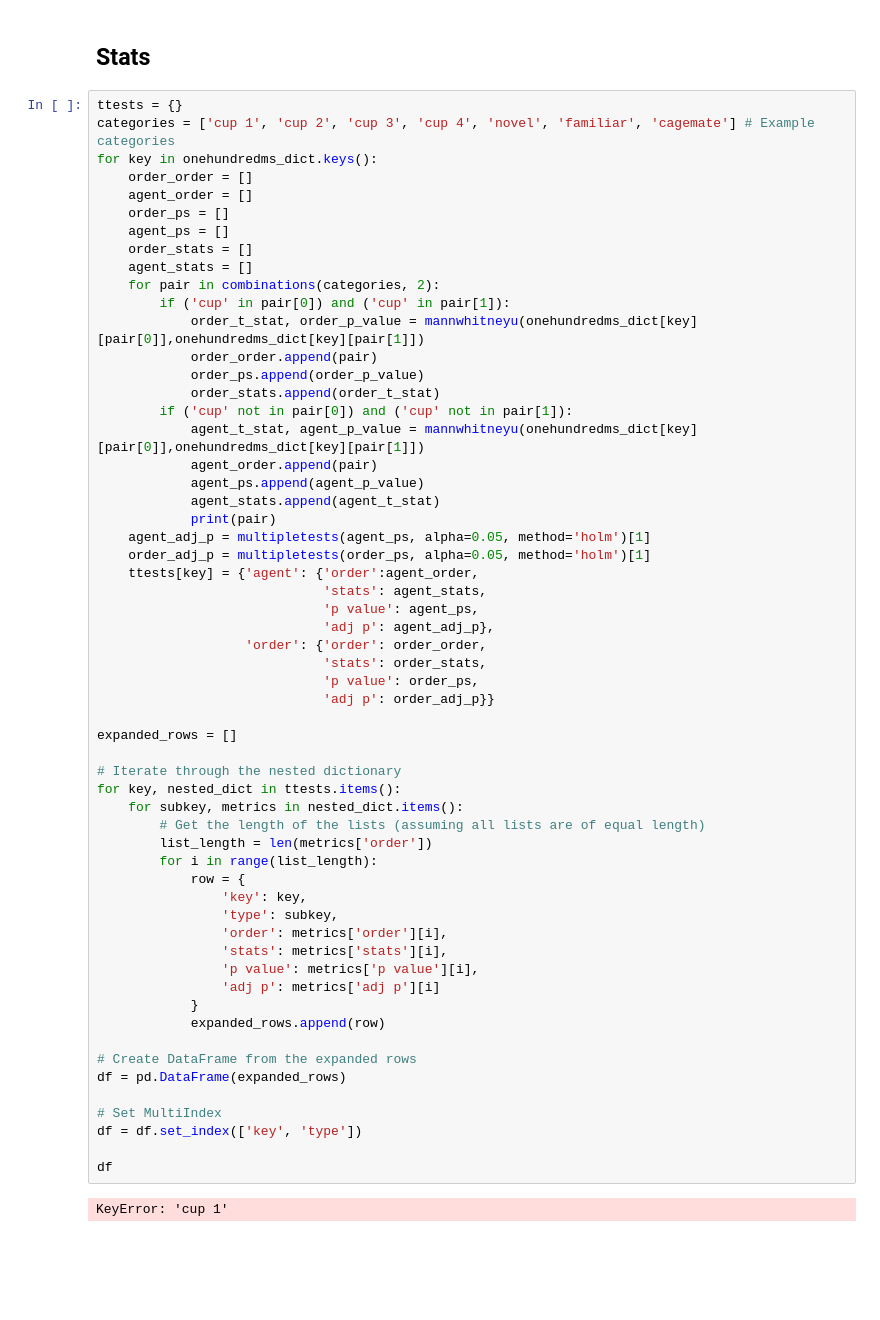
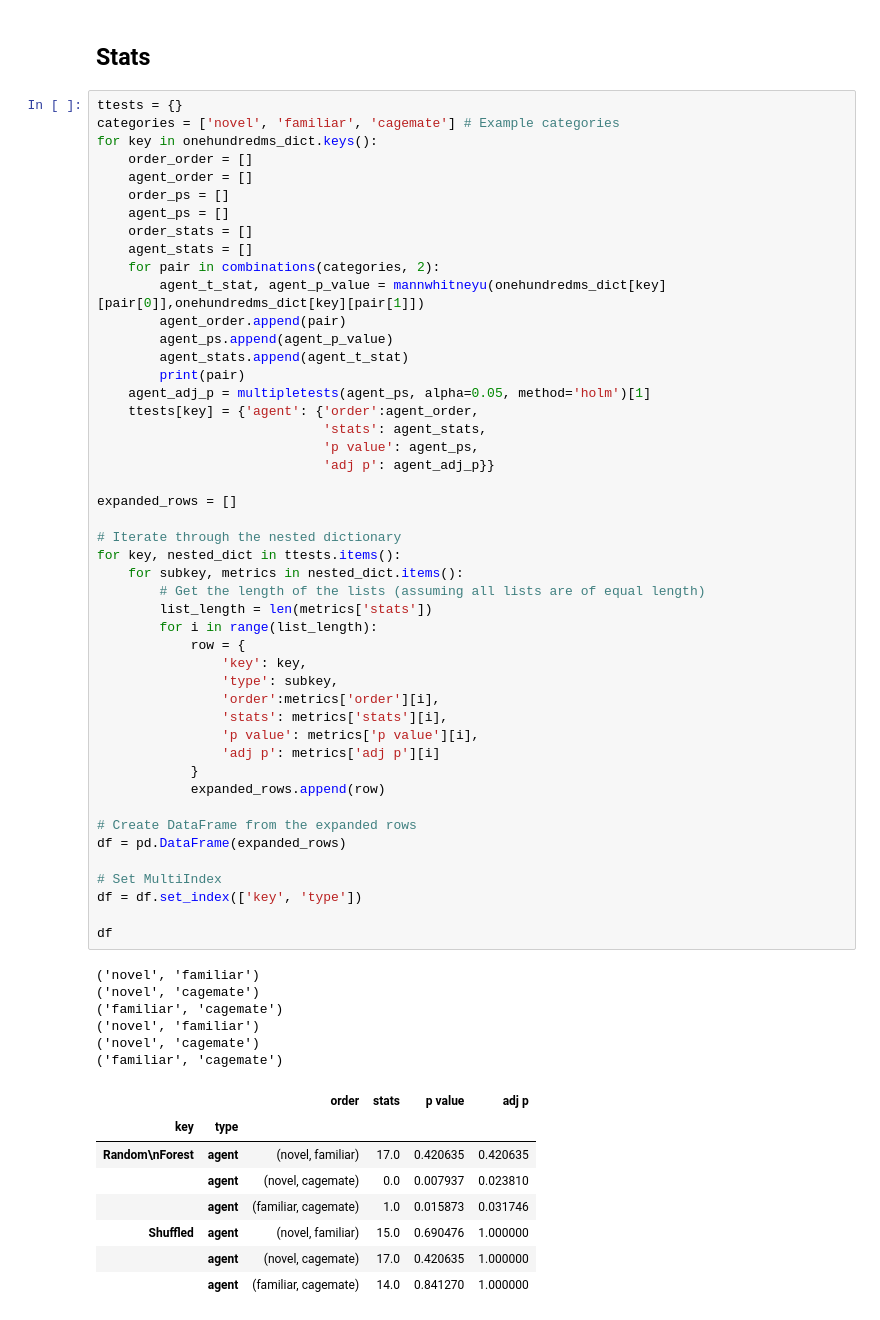
Before and after one commit to tomHep10/diff_fam_social_memory_ephys, a Jupyter notebook: pilot1/phase3_decoder.ipynb, the cells around one changed output. Saved outputs shown, nothing was run; the diff lists cells and outputs as text; blank space fills up the shorter version.

```diff
--- a/phase3_decoder.ipynb
+++ b/pilot1/phase3_decoder.ipynb
@@ -618,7 +618,7 @@ plt.show()
 ## Stats
 # %%
 ttests = {}
-categories = ['cup 1', 'cup 2', 'cup 3', 'cup 4', 'novel', 'familiar', 'cagemate'] # Example categories
+categories = ['novel', 'familiar', 'cagemate'] # Example categories
 for key in onehundredms_dict.keys():
     order_order = []
     agent_order = []
@@ -627,55 +627,57 @@ for key in onehundredms_dict.keys():
     order_stats = []
     agent_stats = []
     for pair in combinations(categories, 2):
-        if ('cup' in pair[0]) and ('cup' in pair[1]):
-            order_t_stat, order_p_value = mannwhitneyu(onehundredms_dict[key][pair[0]],onehundredms_dict[key][pair[1]])
-            order_order.append(pair)
-            order_ps.append(order_p_value)
-            order_stats.append(order_t_stat)
-        if ('cup' not in pair[0]) and ('cup' not in pair[1]):
-            agent_t_stat, agent_p_value = mannwhitneyu(onehundredms_dict[key][pair[0]],onehundredms_dict[key][pair[1]])
-            agent_order.append(pair)
-            agent_ps.append(agent_p_value)
-            agent_stats.append(agent_t_stat)
-            print(pair)
+        agent_t_stat, agent_p_value = mannwhitneyu(onehundredms_dict[key][pair[0]],onehundredms_dict[key][pair[1]])
+        agent_order.append(pair)
+        agent_ps.append(agent_p_value)
+        agent_stats.append(agent_t_stat)
+        print(pair)
     agent_adj_p = multipletests(agent_ps, alpha=0.05, method='holm')[1]
-    order_adj_p = multipletests(order_ps, alpha=0.05, method='holm')[1]
     ttests[key] = {'agent': {'order':agent_order,
                              'stats': agent_stats,
                              'p value': agent_ps,
-                             'adj p': agent_adj_p},
-                   'order': {'order': order_order,
-                             'stats': order_stats,
-                             'p value': order_ps,
-                             'adj p': order_adj_p}}
+                             'adj p': agent_adj_p}}
 
 expanded_rows = []
 
 # Iterate through the nested dictionary
 for key, nested_dict in ttests.items():
     for subkey, metrics in nested_dict.items():
         # Get the length of the lists (assuming all lists are of equal length)
-        list_length = len(metrics['order'])
+        list_length = len(metrics['stats'])
         for i in range(list_length):
             row = {
                 'key': key,
                 'type': subkey,
-                'order': metrics['order'][i],
+                'order':metrics['order'][i],
                 'stats': metrics['stats'][i],
                 'p value': metrics['p value'][i],
                 'adj p': metrics['adj p'][i]
             }
             expanded_rows.append(row)
 
 # Create DataFrame from the expanded rows
 df = pd.DataFrame(expanded_rows)
 
 # Set MultiIndex
 df = df.set_index(['key', 'type'])
 
 df
 # %% [output]
-KeyError: 'cup 1'
+('novel', 'familiar')
+('novel', 'cagemate')
+('familiar', 'cagemate')
+('novel', 'familiar')
+('novel', 'cagemate')
+('familiar', 'cagemate')
+|  |  | order | stats | p value | adj p |
+| key | type |  |  |  |  |
+| Random\nForest | agent | (novel, familiar) | 17.0 | 0.420635 | 0.420635 |
+|  | agent | (novel, cagemate) | 0.0 | 0.007937 | 0.023810 |
+|  | agent | (familiar, cagemate) | 1.0 | 0.015873 | 0.031746 |
+| Shuffled | agent | (novel, familiar) | 15.0 | 0.690476 | 1.000000 |
+|  | agent | (novel, cagemate) | 17.0 | 0.420635 | 1.000000 |
+|  | agent | (familiar, cagemate) | 14.0 | 0.841270 | 1.000000 |
 # %%
 ttests = {}
 categories = ['novel vs long-term', 'short-term vs long-term', 'novel vs short-term'] # Example categories
```
Also changed, not shown: parts of 1 cell of this notebook, 19 other files.
